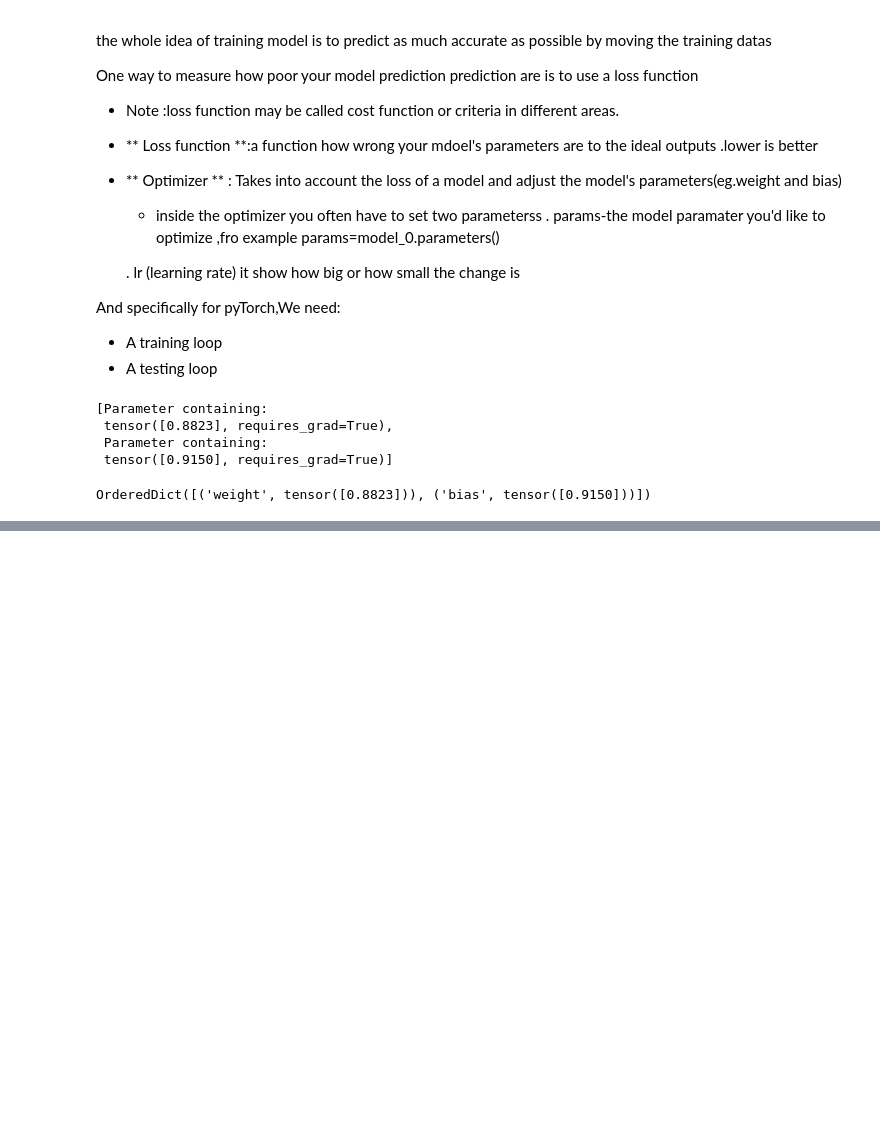
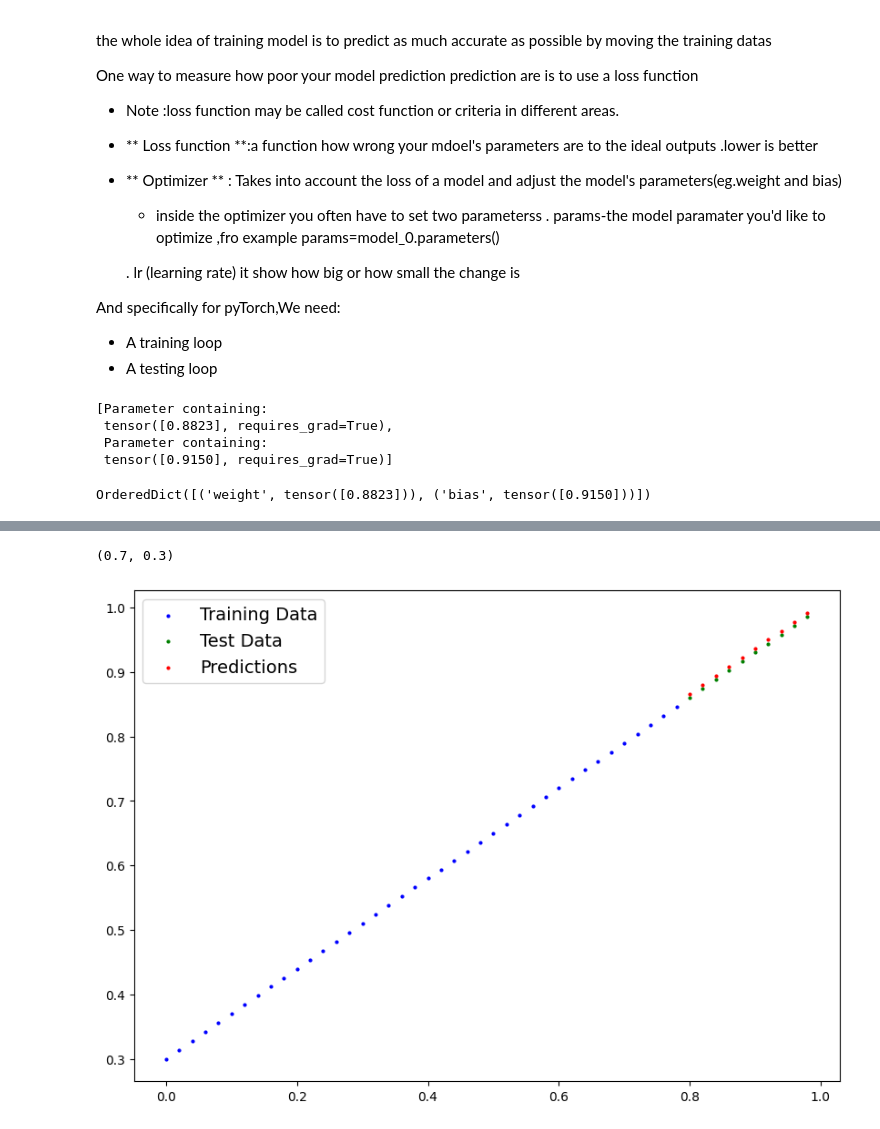
Before and after one commit to lalitbhattarai/Pytorch_Fundamentals, a Jupyter notebook: Pytorch_Workflow_class_01.ipynb, the cells around one changed output, grey strips where cells are left out. Cells and saved outputs as stored; diff of their text form; code cells hidden in the pictures; blank space fills up the shorter version.

```diff
--- a/Pytorch_Workflow_class_01.ipynb
+++ b/Pytorch_Workflow_class_01.ipynb
@@ -330,6 +332,6 @@ loss_fn=nn.L1Loss()
 
 #setup an optimizer(stochastic gradient decend)
 
-optimizer =torch.optim.SGD(model_0.paramenter(),
+optimizer =torch.optim.SGD(model_0.parameters(),
                            lr=0.01
                            )   #lr=learning rate=possibly the most important hyperparameters you can set
@@ -335,0 +356,38 @@ optimizer =torch.optim.SGD(model_0.paramenter(),
+# %%
+torch.manual_seed(42)
+#An ecoph is one loop through the data..
+epochs=1
+
+###Training
+
+#0 .Loop through the data
+for epoch in range (epochs):
+
+  # ste the model to training mode
+   model_0.train()  #train mode in pytorch set all parameters that requirs grideiants to grdiants
+
+   #1.Forward pass
+   y_preds=model_0(X_train)
+
+   #2. calculate the loss
+   #loss_fn = nn.MSELoss()
+
+
+   loss=loss_fn(y_preds,y_train)
+   print(f"Loss={loss}")
+
+   #Optimixer xero grads
+
+   optimizer.zero_grad()
+
+   #4 perform backpropragation on the loss with respect to the parameters of the model
+
+   loss.backward()
+
+   #5stop the optimizer (perform gradientd descent)
+   optimizer.step()
+
+   model_0.eval() #turn off gridient tracking
+
+   #print out model state _dict
+   print(model_0.state_dict())
@@ -335,0 +397,11 @@ optimizer =torch.optim.SGD(model_0.paramenter(),
+# %%
+with torch.inference_mode():
+  y_preds_new=model_0(X_test)
+# %%
+weight,bias
+# %% [output]
+(0.7, 0.3)
+# %%
+plot_predictions(predictions=y_preds_new)
+# %% [output]
+[figure, added]
```
Also changed, not shown: parts of 10 cells of this notebook.
